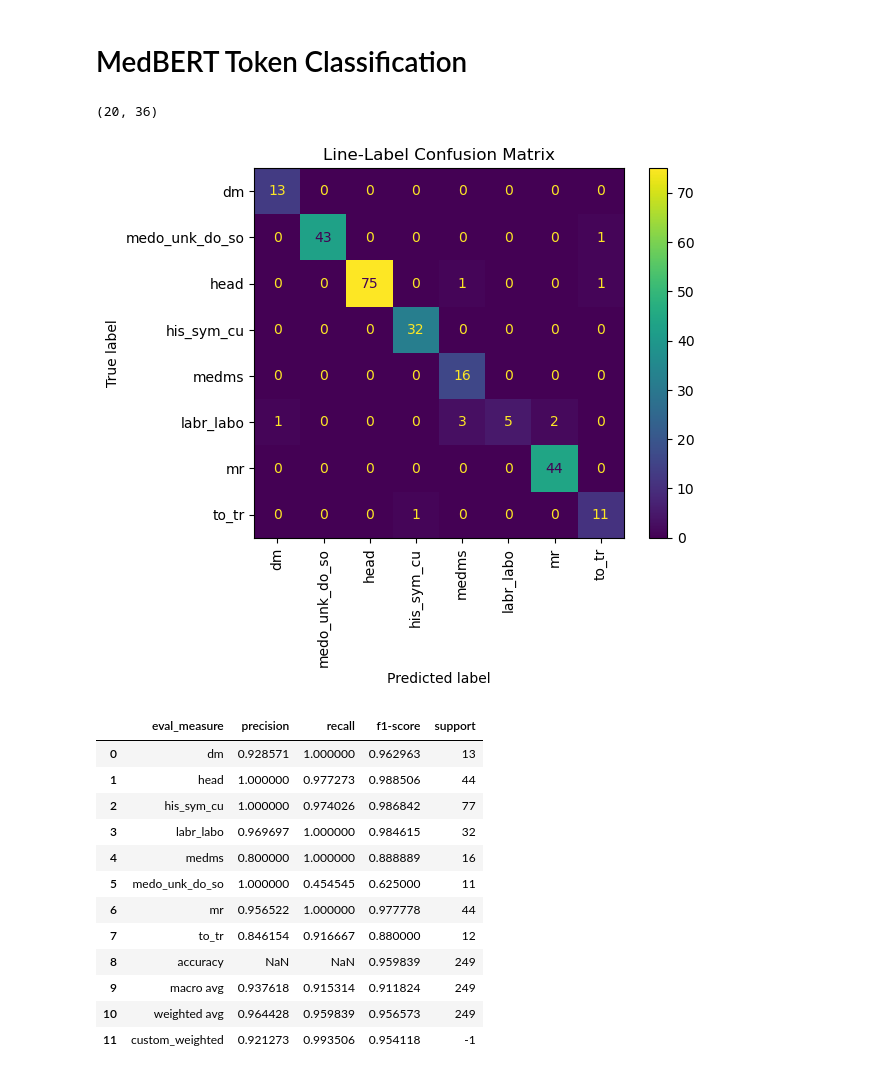
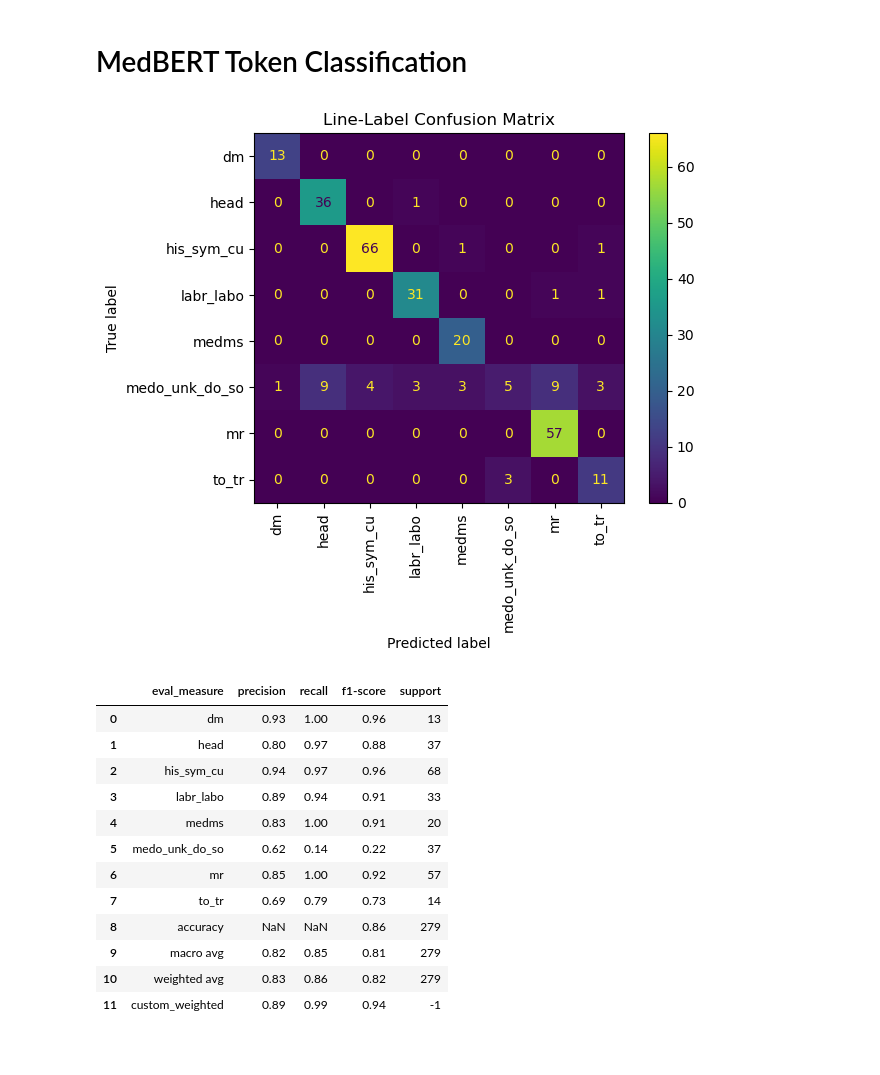
Before and after one commit to maregli/inf-extr, a Jupyter notebook: notebooks/line-label_prediction/line-label_model_comparison.ipynb, the cells around one changed output. Drawn from its saved outputs; the diff is of its cells as text; code cells hidden in the pictures.

Commit message:
line label predictions and finetuning

```diff
--- a/notebooks/line-label_prediction/line-label_model_comparison.ipynb
+++ b/notebooks/line-label_prediction/line-label_model_comparison.ipynb
@@ -51,5 +74,5 @@ plot_embeddings(embeddings, [line_label_id2label[label] for label in labels], ti
 # %% [markdown]
 # MedBERT Token Classification
 # %%
-results = torch.load(paths.RESULTS_PATH/"line-label/line-label_medbert-512_token_finetuned.pt")
+results = torch.load(paths.RESULTS_PATH/"line-label/line-label_medbert-512_token_finetuned_test.pt")
 # results = torch.load(paths.RESULTS_PATH/"line-label/line-label_medbert-512_LORA_token_finetuned.pt")
@@ -61,24 +79,25 @@ preds = list(chain(*results["preds"]))
-# %%
-len(results["labels"][2]), len(results["text"][2])
-# %% [output]
-(20, 36)
+# %%
+labels, preds = [], []
+for obs in results:
+    labels.extend(obs["labs"])
+    preds.extend(obs["preds"])
 # %%
-plot_confusion_matrix(preds=preds, labels=labels, title="Line-Label Confusion Matrix", label2id=line_Label_label2id)
+plot_confusion_matrix(preds=preds, labels=labels, title="Line-Label Confusion Matrix")
 # %% [output]
-[figure, old version]
+[figure, new version]
 # %%
-get_df_classificationreport(labels, preds, labels = sorted(line_label_id2label.values()))
+get_df_classificationreport(labels, preds, labels = sorted(line_label_id2label.values())).round(2)
 # %% [output]
 |  | eval_measure | precision | recall | f1-score | support |
-| 0 | dm | 0.928571 | 1.000000 | 0.962963 | 13 |
-| 1 | head | 1.000000 | 0.977273 | 0.988506 | 44 |
-| 2 | his_sym_cu | 1.000000 | 0.974026 | 0.986842 | 77 |
-| 3 | labr_labo | 0.969697 | 1.000000 | 0.984615 | 32 |
-| 4 | medms | 0.800000 | 1.000000 | 0.888889 | 16 |
-| 5 | medo_unk_do_so | 1.000000 | 0.454545 | 0.625000 | 11 |
-| 6 | mr | 0.956522 | 1.000000 | 0.977778 | 44 |
-| 7 | to_tr | 0.846154 | 0.916667 | 0.880000 | 12 |
-| 8 | accuracy | NaN | NaN | 0.959839 | 249 |
-| 9 | macro avg | 0.937618 | 0.915314 | 0.911824 | 249 |
-| 10 | weighted avg | 0.964428 | 0.959839 | 0.956573 | 249 |
-| 11 | custom_weighted | 0.921273 | 0.993506 | 0.954118 | -1 |
+| 0 | dm | 0.93 | 1.00 | 0.96 | 13 |
+| 1 | head | 0.80 | 0.97 | 0.88 | 37 |
+| 2 | his_sym_cu | 0.94 | 0.97 | 0.96 | 68 |
+| 3 | labr_labo | 0.89 | 0.94 | 0.91 | 33 |
+| 4 | medms | 0.83 | 1.00 | 0.91 | 20 |
+| 5 | medo_unk_do_so | 0.62 | 0.14 | 0.22 | 37 |
+| 6 | mr | 0.85 | 1.00 | 0.92 | 57 |
+| 7 | to_tr | 0.69 | 0.79 | 0.73 | 14 |
+| 8 | accuracy | NaN | NaN | 0.86 | 279 |
+| 9 | macro avg | 0.82 | 0.85 | 0.81 | 279 |
+| 10 | weighted avg | 0.83 | 0.86 | 0.82 | 279 |
+| 11 | custom_weighted | 0.89 | 0.99 | 0.94 | -1 |
```
Also changed, not shown: parts of 4 cells of this notebook, 17 other files.
